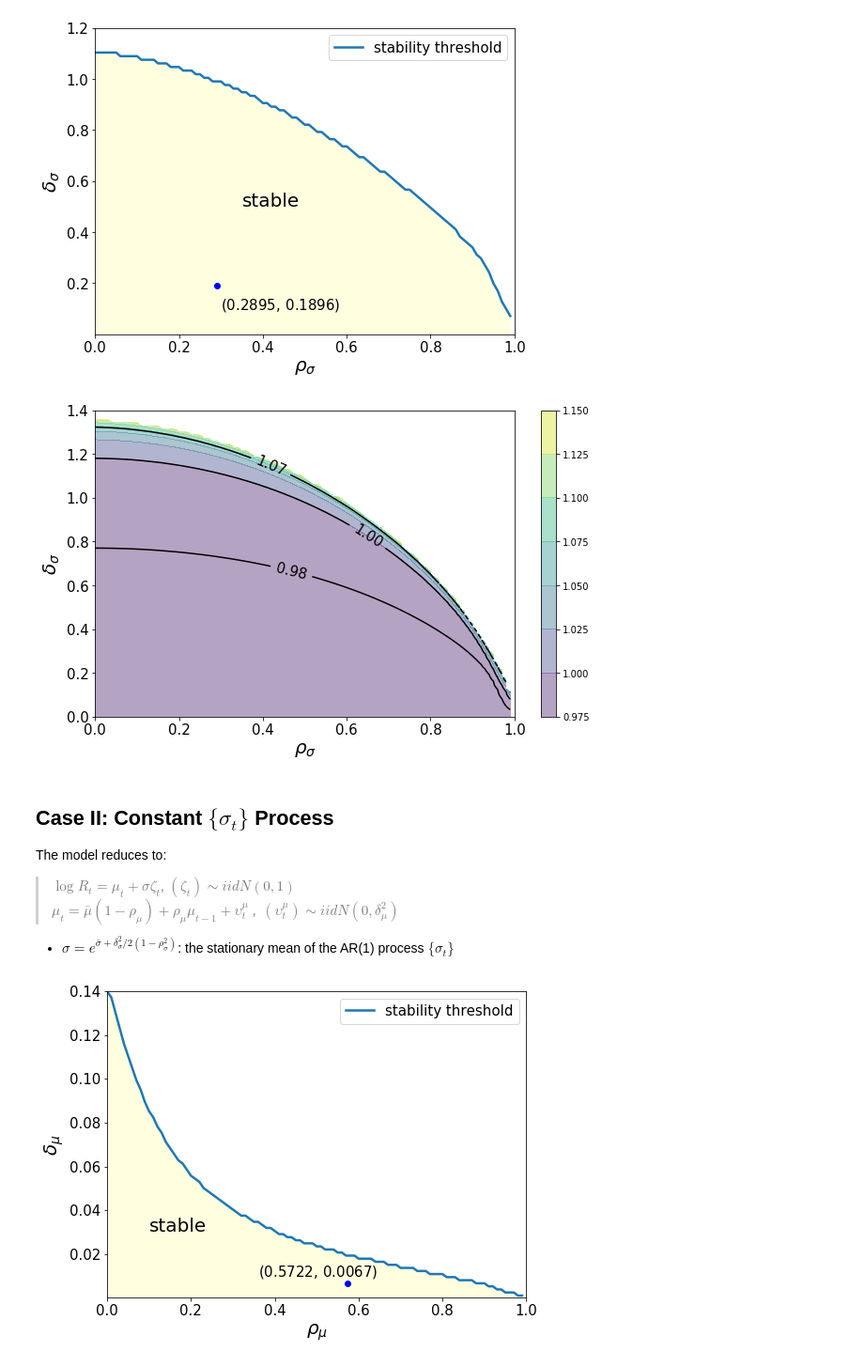
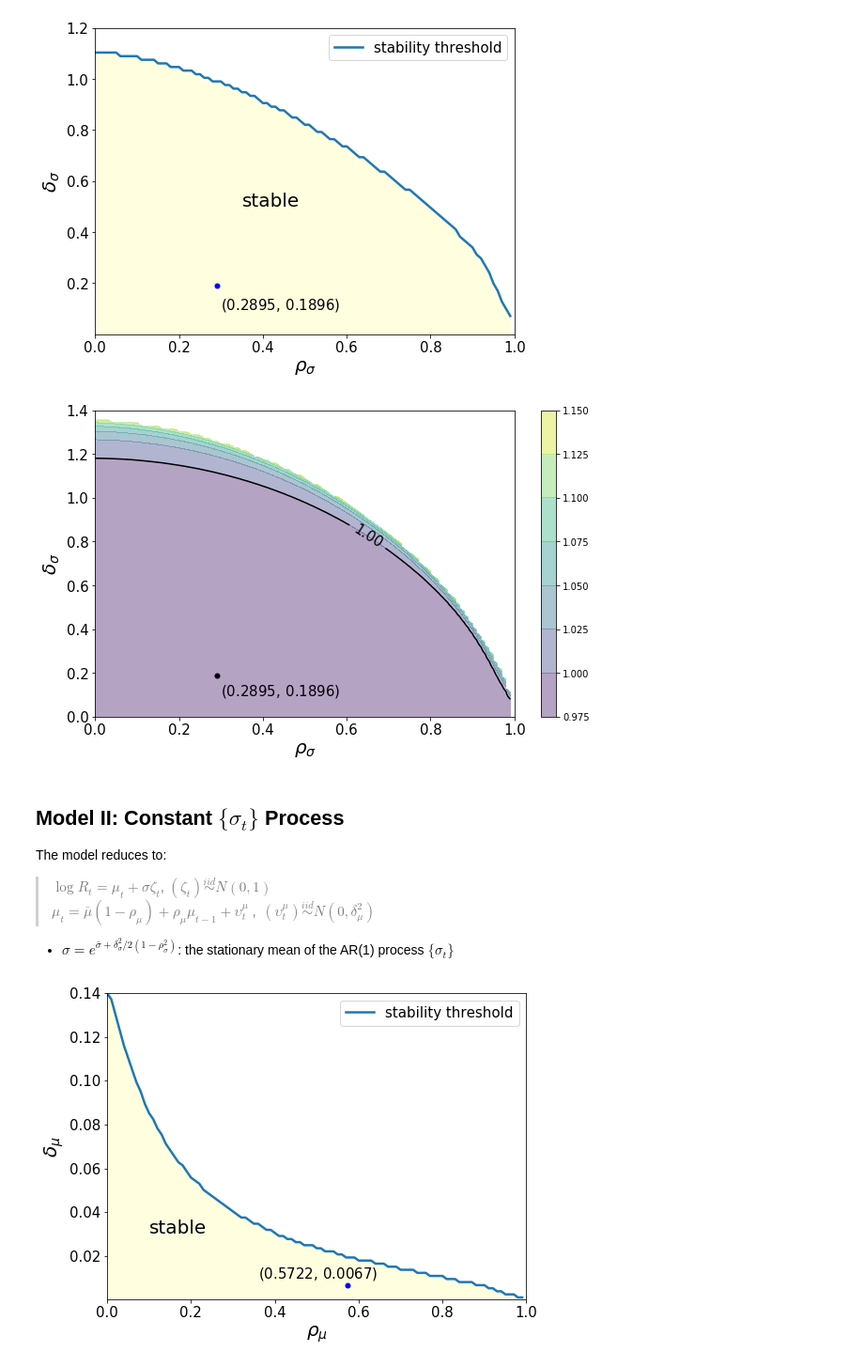
Before and after one commit to jstac/ifp_public, a Jupyter notebook: python_version/main.ipynb, the cells around one changed output. Shown at 94% size. Saved outputs shown, nothing was run; the diff lists cells and outputs as text; code cells hidden in the pictures.

```diff
--- a/python_version/main.ipynb
+++ b/python_version/main.ipynb
@@ -415,45 +415,48 @@ plt.show()
 # ------------------------------------- #
 #     make contour plot of G_R
 # ------------------------------------- #
 fig, ax = plt.subplots(figsize=(10,6))
 
 X1, Y1 = np.meshgrid(ρ_σ_grid, δ_σ_grid)
 
 # hide high values in GR_matrix
 Z1 = GR_matrix
 Z1[Z1 > 1.2] = np.nan
 
 β = IFP_StochasticVolatility().β
 
 CS1_f = ax.contourf(X1, Y1, β*Z1.T, alpha=0.4)
 plt.colorbar(CS1_f, ax=ax)
 
-levels=[0.980, 1.00, 1.07]
+levels=[1.00]
 
 CS1 = ax.contour(X1, Y1, β*Z1.T, colors='k', levels=levels)
 ax.clabel(CS1, inline=1, fontsize=15, fmt="%1.2f")
+
+ax.plot([0.2895], [0.1896], marker='o', markersize=5, color="black")
+ax.text(0.3, 0.1, "$(0.2895, \, 0.1896)$", family="sans-serif", size=15)
 
 ax.set_xlabel("$\\rho_\sigma$", fontsize=20)
 ax.set_ylabel("$\delta_\sigma$", fontsize=20)
 
 plt.xticks([0.0,0.2,0.4,0.6,0.8,1.0], fontsize=15)
 plt.yticks([0.0,0.2,0.4,0.6,0.8,1.0,1.2,1.4], fontsize=15)
 
 plt.savefig('sv_gr.png')
 
 plt.show()
 # %% [output]
-[figure, old version]
+[figure, new version]
 # %% [markdown]
-## Case II: Constant $\{ \sigma_t \}$ Process
+## Model II: Constant $\{ \sigma_t \}$ Process
 
 The model reduces to:
 
 > $\log R_t = \mu_t + \sigma \zeta_t$,
-$(\zeta_t) \sim iid N(0,1)$ <br>
+$(\zeta_t) \overset{iid}{\sim} N(0,1)$ <br>
 > $\mu_t = \bar{\mu} (1 - \rho_\mu) + \rho_\mu \mu_{t-1}
     + \upsilon_t^\mu$,
-  $\, (\upsilon_t^\mu) \sim iid N(0, \delta_\mu^2)$
+  $\, (\upsilon_t^\mu) \overset{iid}{\sim} N(0, \delta_\mu^2)$
 
 - $\sigma = e^{\bar \sigma + \delta_\sigma^2 / 2(1 - \rho_\sigma^2)}$:
 the stationary mean of the AR(1) process $\{\sigma_t\}$
```
Also changed, not shown: parts of 6 cells of this notebook.
